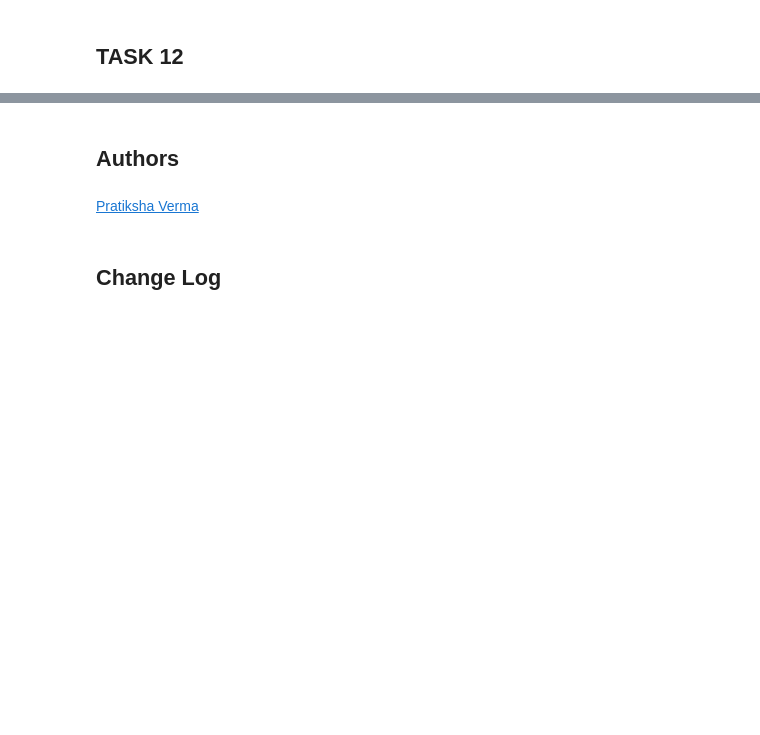
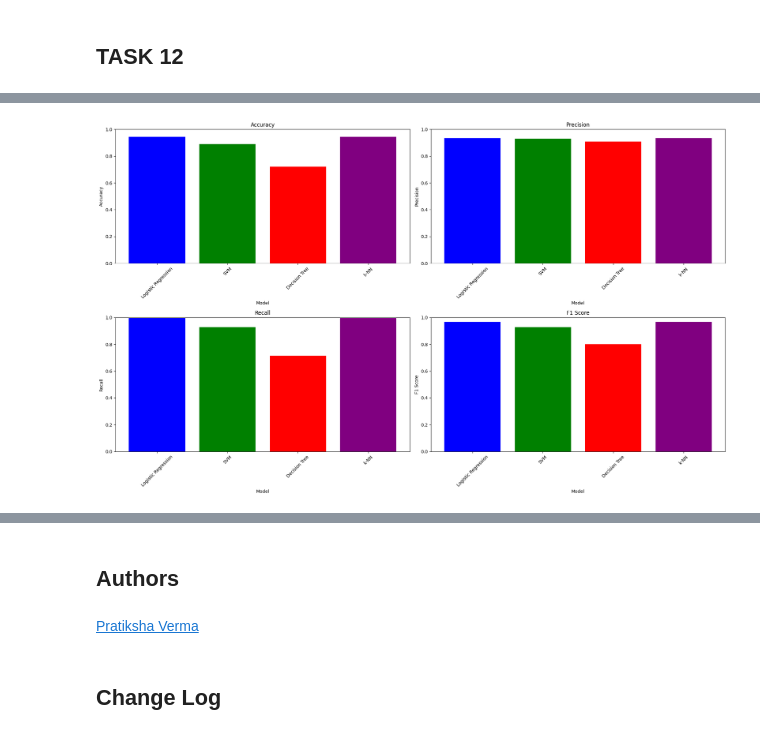
Before and after one commit to dreamonm/IBM_Capstone, a Jupyter notebook: 8_Machine_Learning_Prediction.ipynb, the cells around one changed output, grey strips where cells are left out. Cells and saved outputs as stored; diff of their text form; code cells hidden in the pictures; blank space fills up the shorter version.

```diff
--- a/8_Machine_Learning_Prediction.ipynb
+++ b/8_Machine_Learning_Prediction.ipynb
@@ -352,0 +333,22 @@ model_acc
+# %%
+from sklearn.metrics import accuracy_score, precision_score, recall_score, f1_score, roc_auc_score
+
+models = {
+    "Logistic Regression": logreg_cv,
+    "SVM": svm_cv,
+    "Decision Tree": tree_cv,
+    "k-NN": knn_cv
+}
+
+metrics = pd.DataFrame(columns=['Accuracy', 'Precision', 'Recall', 'F1 Score'], index=models.keys())
+
+for name, model in models.items():
+    y_pred = model.predict(X_test)
+    metrics.loc[name, 'Accuracy'] = accuracy_score(Y_test, y_pred)
+    metrics.loc[name, 'Precision'] = precision_score(Y_test, y_pred)
+    metrics.loc[name, 'Recall'] = recall_score(Y_test, y_pred)
+    metrics.loc[name, 'F1 Score'] = f1_score(Y_test, y_pred)
+
+
+
+metrics
@@ -353,3 +361,22 @@ model_acc
+# %%
+fig, ax = plt.subplots(2, 2, figsize=(20, 12))
+ax = ax.flatten()
+
+for i, metric in enumerate(metrics.columns):
+    ax[i].bar(metrics.index, metrics[metric], color=['blue', 'green', 'red', 'purple'])
+    ax[i].set_title(metric)
+    ax[i].set_ylabel(metric)
+    ax[i].set_xlabel('Model')
+    ax[i].set_xticklabels(labels=metrics.index, rotation=45)
+    ax[i].set_ylim([0, 1])
+
+
+plt.tight_layout()
+
+# Show the plots
+plt.show()
+# %% [output]
+[figure, added]
 # %%
 model_names = list(model_acc.keys())
 accuracies = list(model_acc.values())
```
Also changed, not shown: parts of 16 cells of this notebook.
